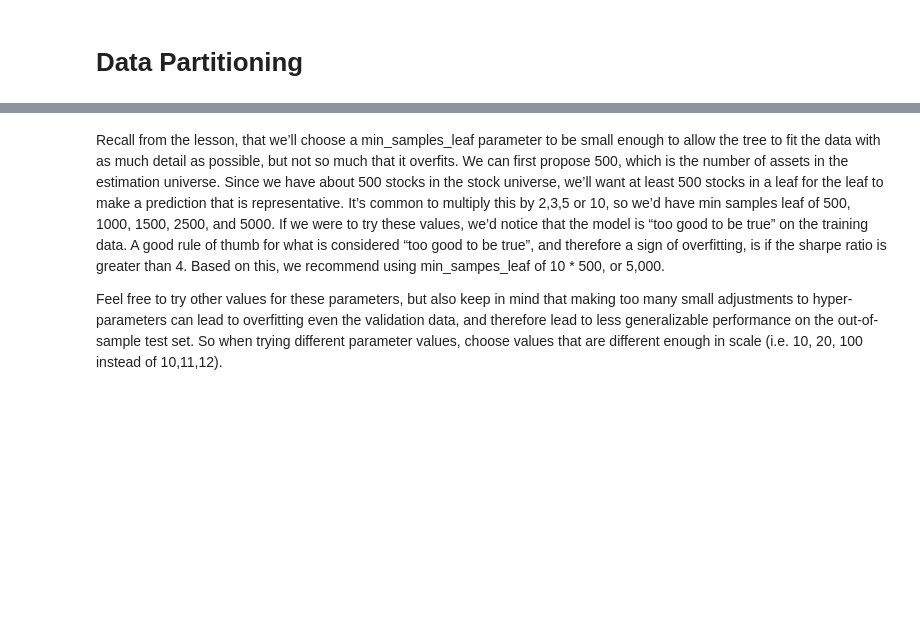
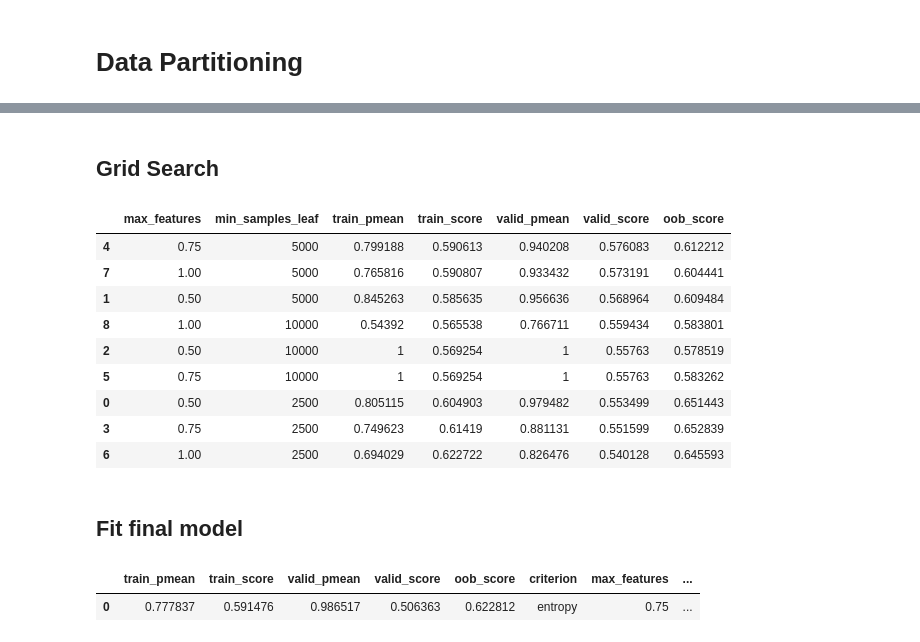
Before and after one commit to manualrg/dslab-ai-for-trading, a Jupyter notebook: alpha_factors/05_alphaml_modbuild.ipynb, the cells around one changed output, grey strips where cells are left out. Drawn from its saved outputs; the diff is of its cells as text; code cells hidden in the pictures; blank space fills up the shorter version.

```diff
--- a/alpha_factors/05_alphaml_modbuild.ipynb
+++ b/alpha_factors/05_alphaml_modbuild.ipynb
@@ -50,22 +108,33 @@ X_train, X_valid, X_test, y_train, y_valid, y_test = mle_utils.train_valid_test_
+# %%
+X_train = X_train[features].copy()
+X_valid = X_valid[features].copy()
+X_test = X_test[features].copy()
+# %% [markdown]
+## Grid Search
 # %%
-n_days = 10
-n_stocks = 500
-clf_random_state = 123
-clf_parameters = ParameterGrid({
-    'min_samples_leaf': n_stocks * np.array([10, 20]),
+nov_clf_parameters = ParameterGrid({
+    'min_samples_leaf': np.array([5, 10, 20])*n_stocks,
+    'n_estimators': [100],
+    'criterion': ['entropy'],
     'max_features': [0.5, 0.75, 1.0],
-    'n_estimators': [250],
-    'criterion': ['entropy'],
     'oob_score': [True],
     'n_jobs': [-1],
     'random_state': [clf_random_state]})
-# %% [markdown]
-Recall from the lesson, that we’ll choose a min_samples_leaf parameter to be small enough to allow the tree to fit the data with as much detail as possible, but not so much that it overfits.  We can first propose 500, which is the number of assets in the estimation universe. Since we have about 500 stocks in the stock universe, we’ll want at least 500 stocks in a leaf for the leaf to make a prediction that is representative.  It’s common to multiply this by 2,3,5 or 10, so we’d have min samples leaf of 500, 1000, 1500, 2500, and 5000. If we were to try these values, we’d notice that the model is “too good to be true” on the training data.  A good rule of thumb for what is considered “too good to be true”, and therefore a sign of overfitting, is if the sharpe ratio is greater than 4.  Based on this, we recommend using min_sampes_leaf of 10 * 500, or 5,000.
-
-Feel free to try other values for these parameters, but also keep in mind that making too many small adjustments to hyper-parameters can lead to overfitting even the validation data, and therefore lead to less generalizable performance on the out-of-sample test set.  So when trying different parameter values, choose values that are different enough in scale (i.e. 10, 20, 100 instead of 10,11,12).
-# %%
-for n_trees in tqdm(n_trees_l, desc='Training Models', unit='Model'):
-    clf_nov = mle_utils.NoOverlapVoter(RandomForestClassifier(n_trees, **clf_parameters), n_skip_samples=4)
-    clf_nov.fit(X_train, y_train)
-    results['voting'].loc[n_trees, :] = [clf_nov.score(X_train, y_train.values), clf_nov.score(X_valid, y_valid.values), clf_nov.oob_score_]
-    models['voting'].append(clf_nov)
+# %%
+nov_models, nov_results = mle_utils.votrf_train_val_grid_search(nov_clf_parameters, X_train, y_train, X_valid, y_valid, 4)
+# %%
+select_cols = ['max_features', 'min_samples_leaf', 'train_pmean', 'train_score', 'valid_pmean', 'valid_score', 'oob_score']
+nov_results.sort_values(by='valid_score', ascending=False)[select_cols]
+# %% [output]
+|  | max_features | min_samples_leaf | train_pmean | train_score | valid_pmean | valid_score | oob_score |
+| 4 | 0.75 | 5000 | 0.799188 | 0.590613 | 0.940208 | 0.576083 | 0.612212 |
+| 7 | 1.00 | 5000 | 0.765816 | 0.590807 | 0.933432 | 0.573191 | 0.604441 |
+| 1 | 0.50 | 5000 | 0.845263 | 0.585635 | 0.956636 | 0.568964 | 0.609484 |
+| 8 | 1.00 | 10000 | 0.54392 | 0.565538 | 0.766711 | 0.559434 | 0.583801 |
+| 2 | 0.50 | 10000 | 1 | 0.569254 | 1 | 0.55763 | 0.578519 |
+| 5 | 0.75 | 10000 | 1 | 0.569254 | 1 | 0.55763 | 0.583262 |
+| 0 | 0.50 | 2500 | 0.805115 | 0.604903 | 0.979482 | 0.553499 | 0.651443 |
+| 3 | 0.75 | 2500 | 0.749623 | 0.61419 | 0.881131 | 0.551599 | 0.652839 |
+| 6 | 1.00 | 2500 | 0.694029 | 0.622722 | 0.826476 | 0.540128 | 0.645593 |
+# %% [markdown]
+## Fit final model
@@ -71,0 +155,7 @@ for n_trees in tqdm(n_trees_l, desc='Training Models', unit='Model'):
+# %%
+fin_nov_results = fin_nov_results.rename(columns={'test_pmean': 'test_pmean',
+                               'test_score': 'test_score'})
+fin_nov_results
+# %% [output]
+|  | train_pmean | train_score | valid_pmean | valid_score | oob_score | criterion | max_features | ... |
+| 0 | 0.777837 | 0.591476 | 0.986517 | 0.506363 | 0.622812 | entropy | 0.75 | ... |
```
Also changed, not shown: parts of 34 cells of this notebook, 2 other files.
